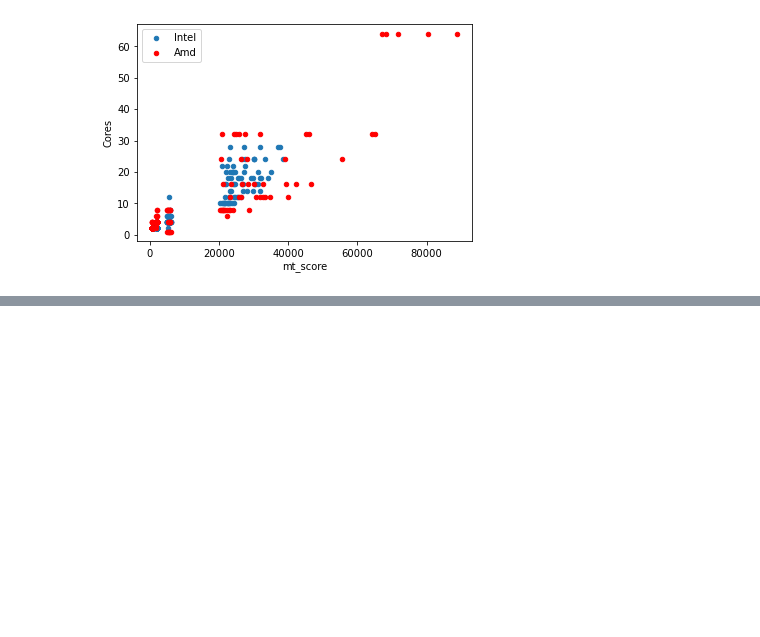
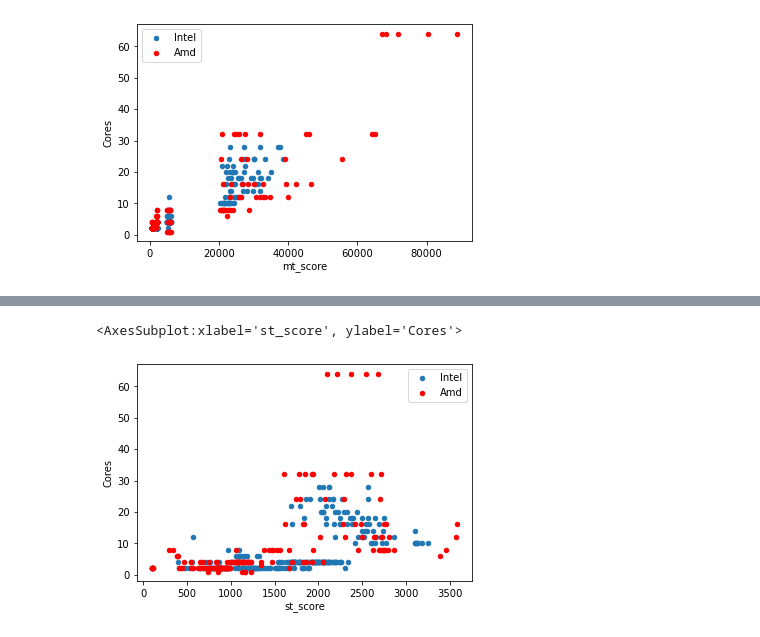
Before and after one commit to cpsc6300/course-project-thomas-wright, a Jupyter notebook: notebooks/3_Simple_Graphs.ipynb, the cells around one changed output, grey strips where cells are left out. Drawn from its saved outputs; the diff is of its cells as text; code cells hidden in the pictures; blank space fills up the shorter version.

```diff
--- a/notebooks/3_Simple_Graphs.ipynb
+++ b/notebooks/3_Simple_Graphs.ipynb
@@ -91,0 +92,6 @@ TypeError: 'value' must be an instance of str or bytes, not a float
+# %%
+ax = intel.plot(y='Cores', x='st_score', kind='scatter', label="Intel")
+amd.plot(y='Cores', x='st_score', kind='scatter', label="Amd", ax=ax, c="Red")
+# %% [output]
+<AxesSubplot:xlabel='st_score', ylabel='Cores'>
+[figure, added]
```
Also changed, not shown: parts of 2 cells of this notebook, 3 other files.
